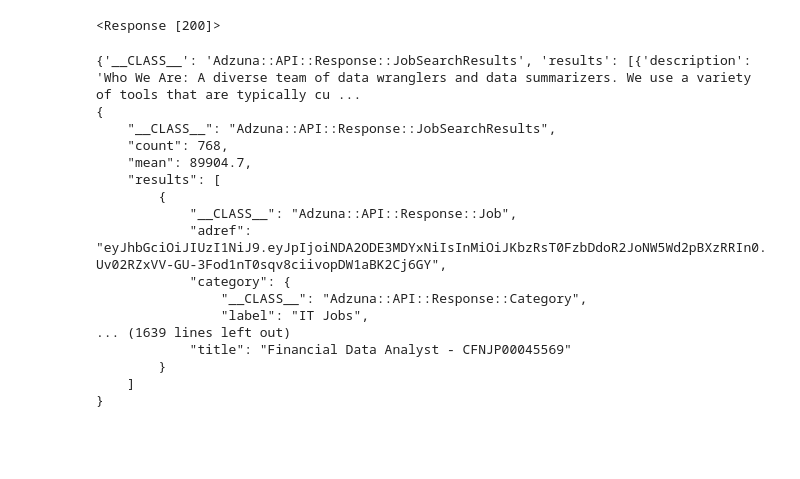
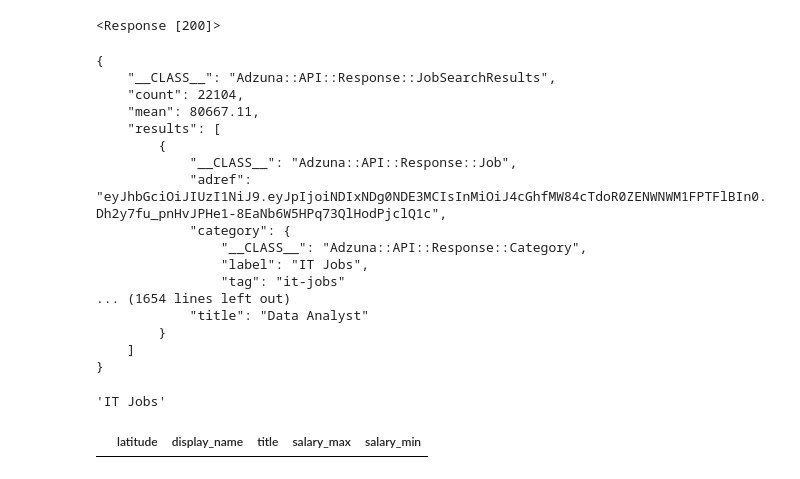
Before and after one commit to andres-raul-olvera/Job-Search-Analysis, a Jupyter notebook: test.ipynb, the cells around one changed output. Saved outputs shown, nothing was run; the diff lists cells and outputs as text; code cells hidden in the pictures; blank space fills up the shorter version.

```diff
--- a/test.ipynb
+++ b/test.ipynb
@@ -8,9 +9,9 @@ from config import app_id
 # URL for GET requests to retrieve vehicle data
 baseurl = 'https://api.adzuna.com/v1/api'
 # testurl = "http://api.adzuna.com/v1/api/jobs/gb/categories?app_id=" + app_id + "&app_key=" + api_key + "&&content-type=application/json"
-resultsperpage = '100'
-zipcode = '78258'
-searchdistance = '50'
+resultsperpage = '800'
+zipcode = '75201'
+searchdistance = '500'
 testurl = "https://api.adzuna.com/v1/api/jobs/us/search/1?app_id=" + app_id + "&app_key=" + api_key + "&results_per_page=" + resultsperpage + "&what=data&what_and=analyst&where=" + zipcode + "&distance="+ searchdistance
 # %%
 def request(x):
@@ -20,27 +21,64 @@ request(testurl)
 # %% [output]
 <Response [200]>
 # %%
-# Retrieving data and converting it into JSON
-print(requests.get(testurl).json())
-
 # Pretty Print the output of the JSON
 response = requests.get(testurl).json()
 print(json.dumps(response, indent=4, sort_keys=True))
 # %% [output]
-{'__CLASS__': 'Adzuna::API::Response::JobSearchResults', 'results': [{'description': 'Who We Are: A diverse team of data wranglers and data summarizers. We use a variety of tools that are typically cu ...
 {
     "__CLASS__": "Adzuna::API::Response::JobSearchResults",
-    "count": 768,
-    "mean": 89904.7,
+    "count": 22104,
+    "mean": 80667.11,
     "results": [
         {
             "__CLASS__": "Adzuna::API::Response::Job",
-            "adref": "eyJhbGciOiJIUzI1NiJ9.eyJpIjoiNDA2ODE3MDYxNiIsInMiOiJKbzRsT0FzbDdoR2JoNW5Wd2pBXzRRIn0.Uv02RZxVV-GU-3Fod1nT0sqv8ciivopDW1aBK2Cj6GY",
+            "adref": "eyJhbGciOiJIUzI1NiJ9.eyJpIjoiNDIxNDg0NDE3MCIsInMiOiJ4cGhfMW84cTdoR0ZENWNWM1FPTFlBIn0.Dh2y7fu_pnHvJPHe1-8EaNb6W5HPq73QlHodPjclQ1c",
             "category": {
                 "__CLASS__": "Adzuna::API::Response::Category",
                 "label": "IT Jobs",
-... (1639 lines left out)
-            "title": "Financial Data Analyst - CFNJP00045569"
+                "tag": "it-jobs"
+... (1654 lines left out)
+            "title": "Data Analyst"
         }
     ]
 }
+# %%
+response['results'][0]['category']['label']
+# %% [output]
+'IT Jobs'
+# %%
+response = requests.get(testurl).json()
+data = {
+    # 'label': [],
+    'latitude': [],
+    'display_name': [],
+    'title': [],
+    'salary_max': [],
+    'salary_min': [],
+}
+for x in response['results']:
+    try:
+        # label = x['label']
+        latitude = x['latitude']
+        display_name = x['display_name']
+        title = x['title']
+        salary_max = x['salary_max']
+        salary_min = x['salary_min']
+
+        # data['label'].append(label)
+        data['latitude'].append(latitude)
+        data['title'].append(title)
+        data['display_name'].append(display_name)
+        data['salary_max'].append(salary_max)
+        data['salary_min'].append(salary_min)
+    except:
+        None
+
+
+# pd.DataFrame(data).to_sql()
+
+df = pd.DataFrame(data)
+
+df
+# %% [output]
+|  | latitude | display_name | title | salary_max | salary_min |
```
Also changed, not shown: parts of 4 cells of this notebook, 8 other files.
